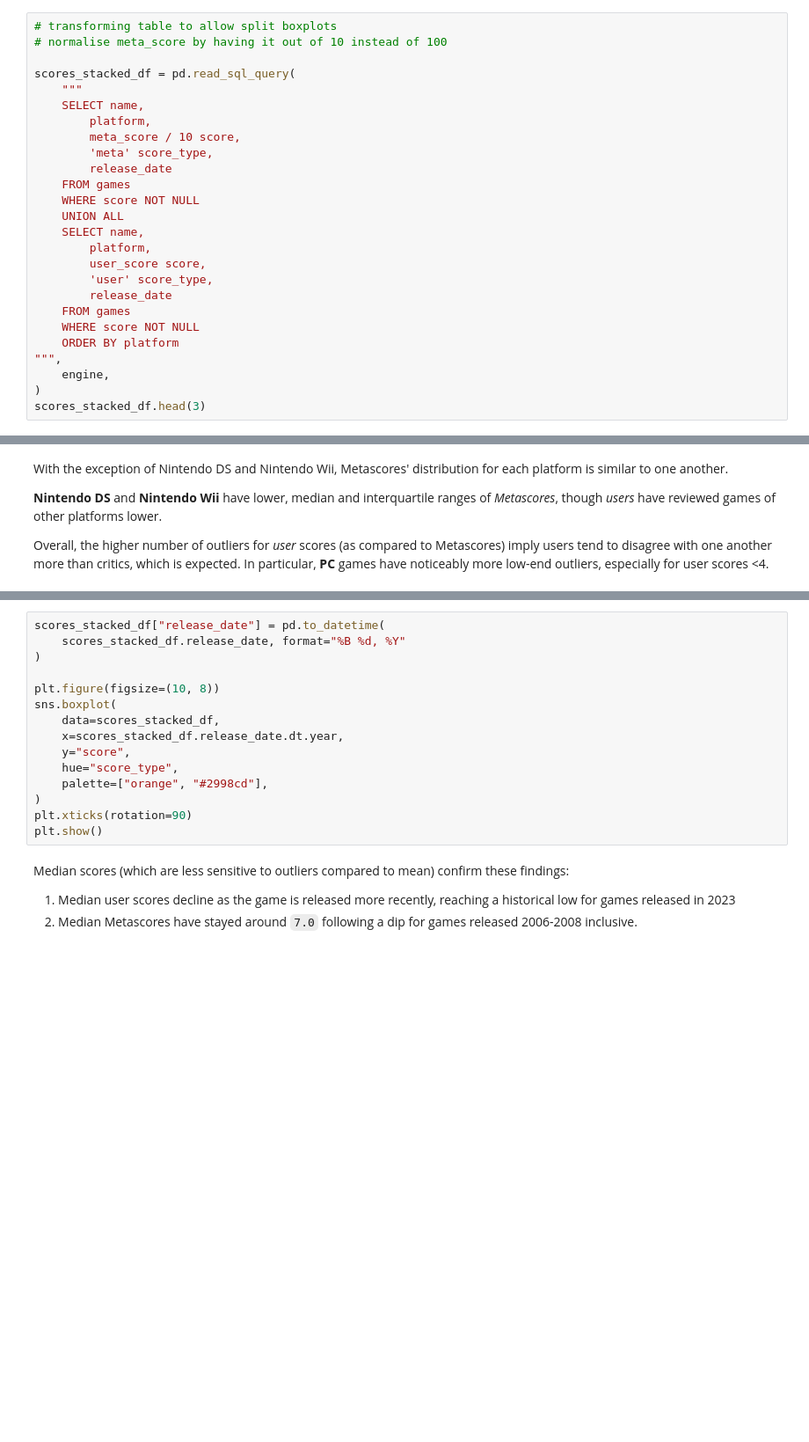
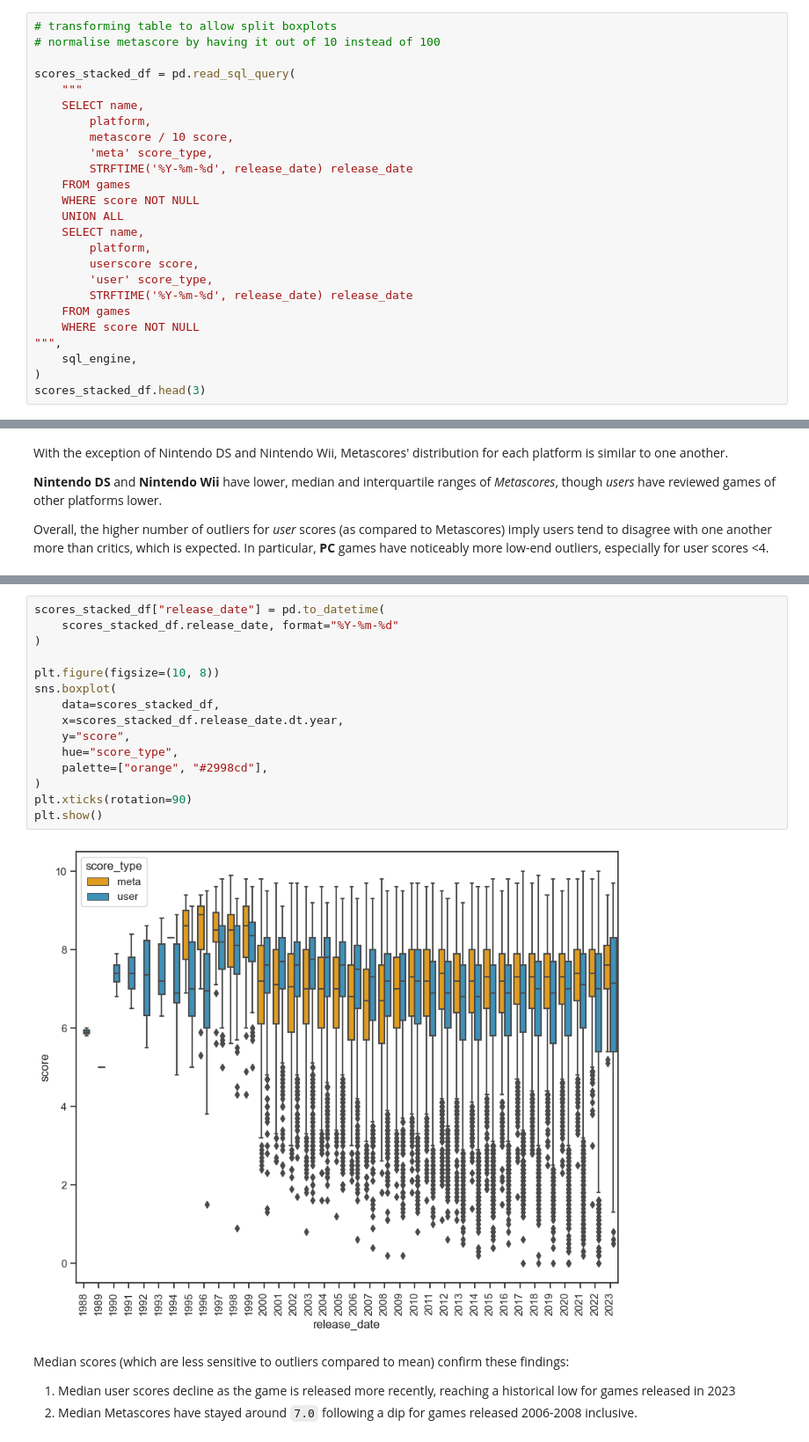
Before and after one commit to henrylin03/video-games, a Jupyter notebook: analysis.ipynb, the cells around one changed output, grey strips where cells are left out. Shown at 88% size. Saved outputs shown, nothing was run; the diff lists cells and outputs as text; blank space fills up the shorter version.

```diff
--- a/analysis.ipynb
+++ b/analysis.ipynb
@@ -297,27 +209,26 @@ plt.show()
 #### **Nintendo 64** and **PlayStation** have the highest rated games
 # %%
 # transforming table to allow split boxplots
-# normalise meta_score by having it out of 10 instead of 100
+# normalise metascore by having it out of 10 instead of 100
 
 scores_stacked_df = pd.read_sql_query(
     """
     SELECT name,
         platform,
-        meta_score / 10 score,
+        metascore / 10 score,
         'meta' score_type,
-        release_date
+        STRFTIME('%Y-%m-%d', release_date) release_date
     FROM games
     WHERE score NOT NULL
     UNION ALL
     SELECT name,
         platform,
-        user_score score,
+        userscore score,
         'user' score_type,
-        release_date
+        STRFTIME('%Y-%m-%d', release_date) release_date
     FROM games
     WHERE score NOT NULL
-    ORDER BY platform
 """,
-    engine,
+    sql_engine,
 )
 scores_stacked_df.head(3)
@@ -425,18 +354,20 @@ plt.show()
 # %%
 scores_stacked_df["release_date"] = pd.to_datetime(
-    scores_stacked_df.release_date, format="%B %d, %Y"
+    scores_stacked_df.release_date, format="%Y-%m-%d"
 )
 
 plt.figure(figsize=(10, 8))
 sns.boxplot(
     data=scores_stacked_df,
     x=scores_stacked_df.release_date.dt.year,
     y="score",
     hue="score_type",
     palette=["orange", "#2998cd"],
 )
 plt.xticks(rotation=90)
 plt.show()
+# %% [output]
+[figure, added]
 # %% [markdown]
 Median scores (which are less sensitive to outliers compared to mean) confirm these findings:
 
```
Also changed, not shown: parts of 30 cells of this notebook.
